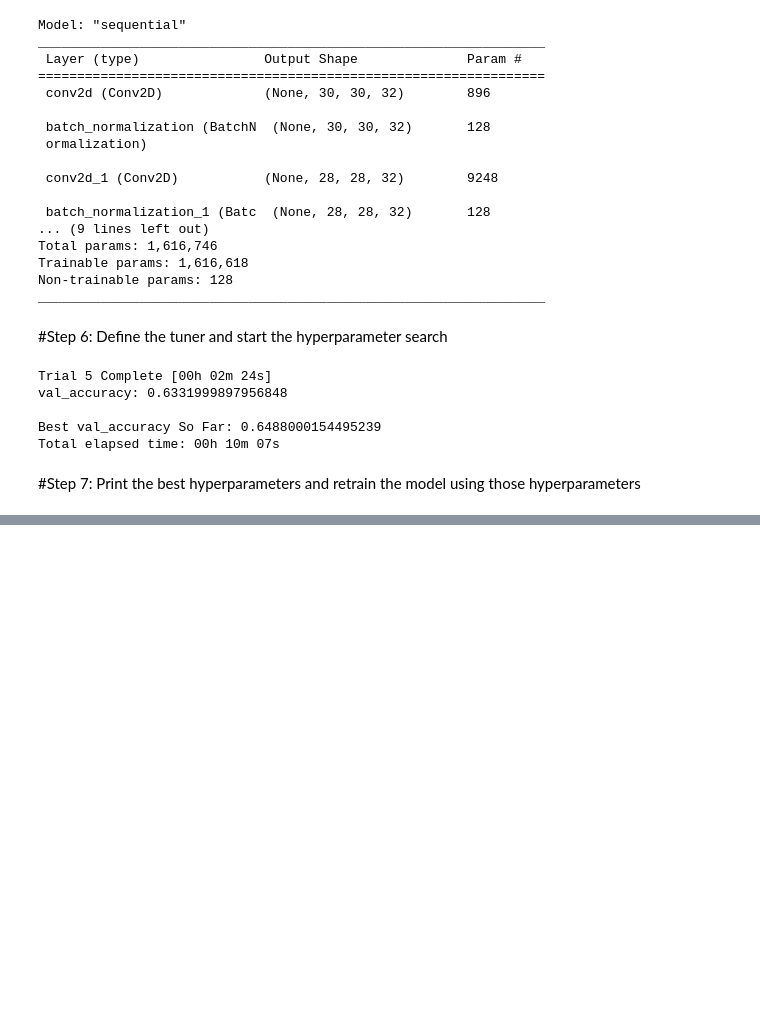
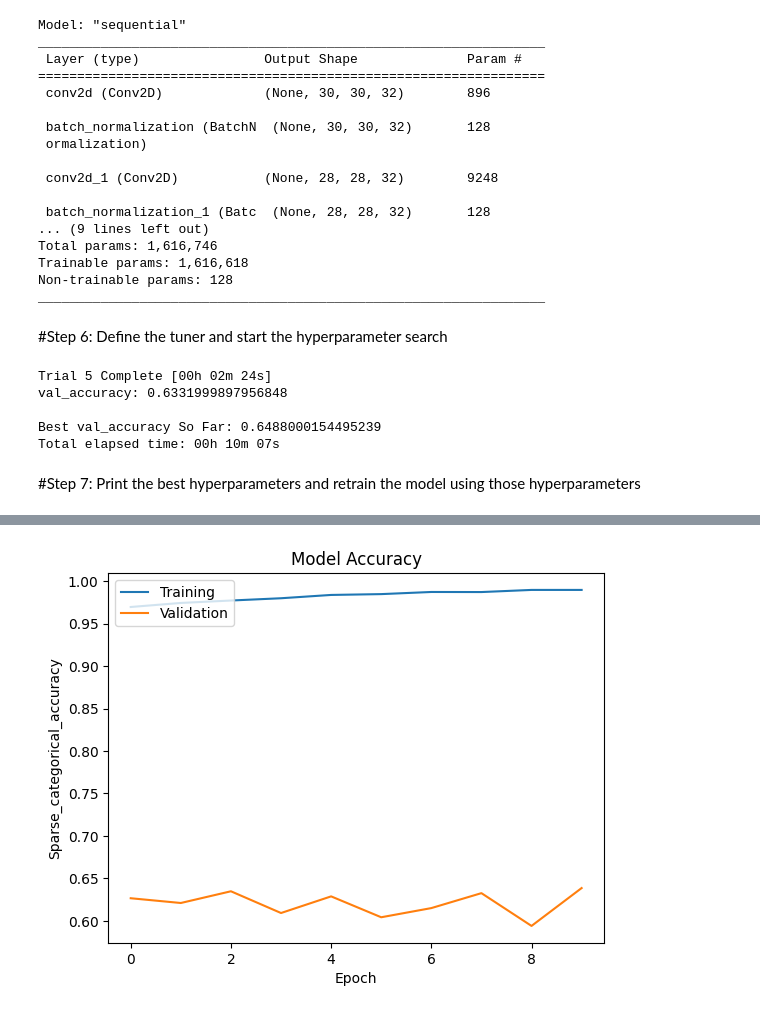
Before and after one commit to rajinipreethajohn/Kerastuner_ImageClassification, a Jupyter notebook: keras_hypertuner_imageclassifier.ipynb, the cells around one changed output, grey strips where cells are left out. Saved outputs shown, nothing was run; the diff lists cells and outputs as text; code cells hidden in the pictures; blank space fills up the shorter version.

```diff
--- a/keras_hypertuner_imageclassifier.ipynb
+++ b/keras_hypertuner_imageclassifier.ipynb
@@ -136,7 +138,7 @@ best_hyperparameters = tuner.get_best_hyperparameters(num_trials=1)[0]
 
 print(f'Best Hyperparameters: {best_hyperparameters}')
 
-best_model.fit(train_images, train_labels, epochs=10, validation_split=0.1)
+history = best_model.fit(train_images, train_labels, epochs=10, validation_split=0.1)
 # %% [output]
 Best Hyperparameters: <keras_tuner.engine.hyperparameters.hyperparameters.HyperParameters object at 0x...>
 Epoch 1/10
@@ -158,0 +160,11 @@ Epoch 10/10
+# %%
+# Plot the accuracy of the model during training
+plt.plot(history.history['accuracy'])
+plt.plot(history.history['val_accuracy'])
+plt.title('Model Accuracy')
+plt.ylabel('Sparse_categorical_accuracy')
+plt.xlabel('Epoch')
+plt.legend(['Training', 'Validation'], loc='upper left')
+plt.show()
+# %% [output]
+[figure, added]
```
Also changed, not shown: parts of 4 cells of this notebook.
